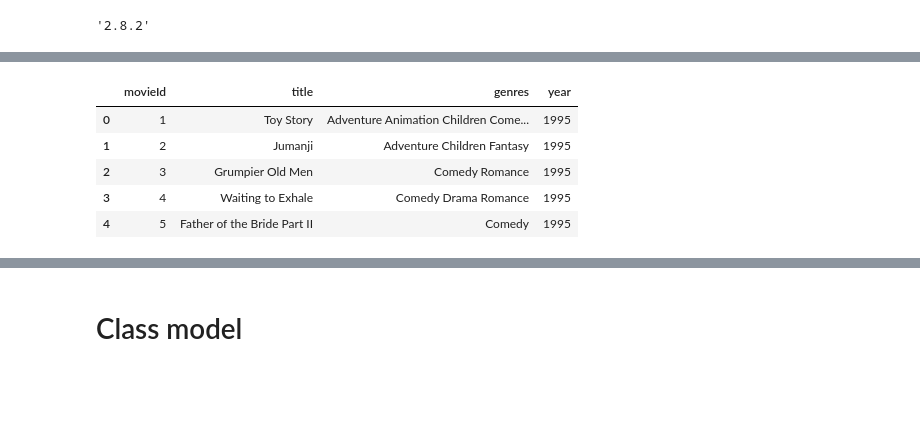
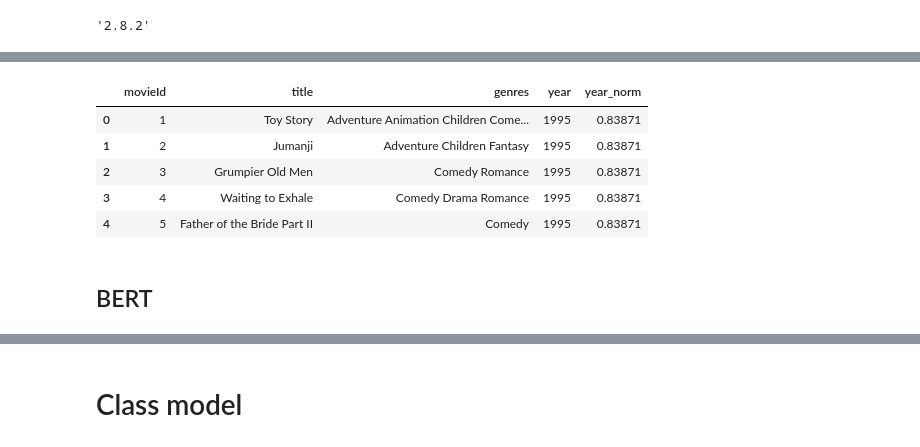
Before and after one commit to quanvu0996/TF_cert_training, a Jupyter notebook: v6.2_ML20M_sequence.ipynb, the cells around one changed output, grey strips where cells are left out. Drawn from its saved outputs; the diff is of its cells as text; code cells hidden in the pictures; blank space fills up the shorter version.

```diff
--- a/v6.2_ML20M_sequence.ipynb
+++ b/v6.2_ML20M_sequence.ipynb
@@ -75,14 +88,15 @@ Drive already mounted at /content/gdrive; to attempt to forcibly remount, call d
 # %%
 # Loading movie
 movies = pd.read_csv(fpath+'/movies.csv')
-movies["year"]=movies["title"].apply(lambda x: x[-5:-1])
+movies["year"]=movies["title"].apply(lambda x: x.strip()[-5:-1] if x.strip()[-5:-1][0:2] in ('18', '19', '20') else -1)
 movies["genres"] = movies["genres"].apply(lambda x: ' ' if x == '(no genres listed)' else ' '.join(x.split('|')) )
-movies["title"]= movies["title"].apply(lambda x: x[0:-7])
+movies["title"]= movies.apply(lambda x: x["title"][0:-7] if x["year"] != -1 else x["title"], axis=1)
+movies["year_norm"] = movies["year"].astype('int').apply(lambda x: -1 if x==-1 else (x-1891)/(2015-1891))
 movies.head()
 # %% [output]
-|  | movieId | title | genres | year |
-| 0 | 1 | Toy Story | Adventure Animation Children Come... | 1995 |
-| 1 | 2 | Jumanji | Adventure Children Fantasy | 1995 |
-| 2 | 3 | Grumpier Old Men | Comedy Romance | 1995 |
-| 3 | 4 | Waiting to Exhale | Comedy Drama Romance | 1995 |
-| 4 | 5 | Father of the Bride Part II | Comedy | 1995 |
+|  | movieId | title | genres | year | year_norm |
+| 0 | 1 | Toy Story | Adventure Animation Children Come... | 1995 | 0.83871 |
+| 1 | 2 | Jumanji | Adventure Children Fantasy | 1995 | 0.83871 |
+| 2 | 3 | Grumpier Old Men | Comedy Romance | 1995 | 0.83871 |
+| 3 | 4 | Waiting to Exhale | Comedy Drama Romance | 1995 | 0.83871 |
+| 4 | 5 | Father of the Bride Part II | Comedy | 1995 | 0.83871 |
@@ -88,0 +108,2 @@ movies.head()
+# %% [markdown]
+## BERT
```
Also changed, not shown: parts of 42 cells of this notebook.
